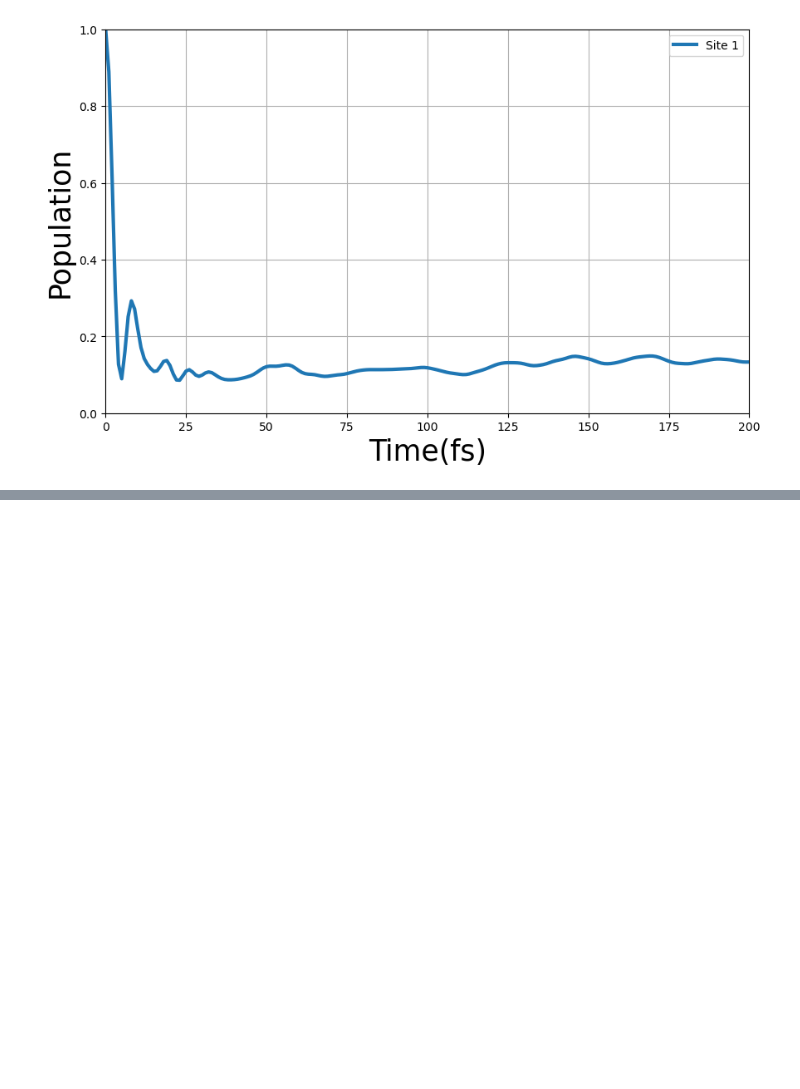
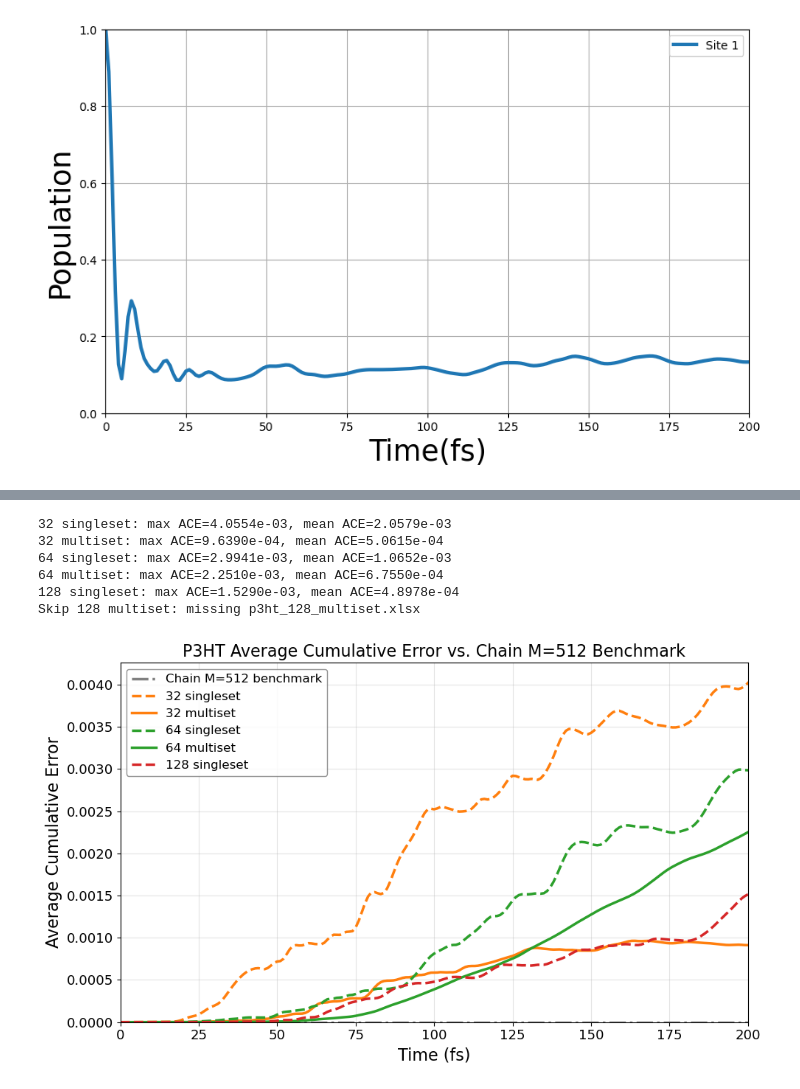
Before and after one commit to Relinquish0/Renormalizer, a Jupyter notebook: multiset_202605/P3HT:PCBM/plot/plot.ipynb, the cells around one changed output, grey strips where cells are left out. Cells and saved outputs as stored; diff of their text form; code cells hidden in the pictures; blank space fills up the shorter version.

```diff
--- a/multiset_202605/P3HT:PCBM/plot/plot.ipynb
+++ b/multiset_202605/P3HT:PCBM/plot/plot.ipynb
@@ -300,0 +285,80 @@ else:
+# %%
+from pathlib import Path
+
+import pandas as pd
+import numpy as np
+import matplotlib.pyplot as plt
+
+benchmark_path = Path("../../../multiset_ttn/P3HT:PCBM/2026Further_plot/figures/MPS.npz")
+if not benchmark_path.exists():
+    benchmark_path = Path("multiset_ttn/P3HT:PCBM/2026Further_plot/figures/MPS.npz")
+
+data_files = [
+    ("32 singleset", Path("p3ht_32_singleset.xlsx"), "tab:orange", "--"),
+    ("32 multiset", Path("p3ht_32_multiset.xlsx"), "tab:orange", "-"),
+    ("64 singleset", Path("p3ht_64_singleset.xlsx"), "tab:green", "--"),
+    ("64 multiset", Path("p3ht_64_multiset.xlsx"), "tab:green", "-"),
+    ("128 singleset", Path("p3ht_128_singleset.xlsx"), "tab:red", "--"),
+    ("128 multiset", Path("p3ht_128_multiset.xlsx"), "tab:red", "-"),
+]
+
+dt_fs = 1.0
+
+
+def cumulative_error(y, y_ref, x, x_ref):
+    y_ref_interp = np.interp(x, x_ref, y_ref)
+    abs_err = np.abs(y - y_ref_interp)
+    err = np.zeros(len(x), dtype=float)
+    if len(x) > 1:
+        seg_integral = 0.5 * (abs_err[1:] + abs_err[:-1]) * np.diff(x)
+        err[1:] = np.cumsum(seg_integral) / x[1:]
+    return err
+
+
+if not benchmark_path.exists():
+    print(f"Skip cumulative error plot: missing {benchmark_path}")
+else:
+    benchmark_npz = np.load(benchmark_path)
+    benchmark_idx = benchmark_npz["M"].astype(str).tolist().index("512")
+    y_ref = benchmark_npz["n"][benchmark_idx, 0].astype(float)
+    x_ref = np.arange(len(y_ref)) * dt_fs
+
+    fig, ax = plt.subplots(figsize=(10, 6))
+    plotted = False
+    ax.plot(x_ref, np.zeros_like(x_ref), color="gray", linestyle="-.", linewidth=2.5, label="Chain M=512 benchmark")
+
+    for label, path, color, linestyle in data_files:
+        if not path.exists():
+            print(f"Skip {label}: missing {path}")
+            continue
+
+        y = pd.read_excel(path).iloc[:, 0].to_numpy(dtype=float)
+        x = np.arange(len(y)) * dt_fs
+        err = cumulative_error(y, y_ref, x, x_ref)
+        ax.plot(x, err, label=label, color=color, linestyle=linestyle, linewidth=2.5)
+        plotted = True
+        print(f"{label}: max ACE={err.max():.4e}, mean ACE={err.mean():.4e}")
+
+    if not plotted:
+        plt.close(fig)
+        print("Skip cumulative error plot: no data files found")
+    else:
+        ax.set_xlabel("Time (fs)", fontsize=16)
+        ax.set_ylabel("Average Cumulative Error", fontsize=16)
+        ax.set_title("P3HT Average Cumulative Error vs. Chain M=512 Benchmark", fontsize=16)
+        ax.set_xlim(0, 200)
+        ax.set_ylim(bottom=0)
+        ax.tick_params(labelsize=13)
+        ax.legend(fontsize=12, framealpha=0.85, edgecolor="gray")
+        ax.grid(True, alpha=0.35)
+        plt.tight_layout()
+        plt.savefig("P3HT_avg_cumulative_error_vs_chain_m512.png", dpi=150)
+        plt.show()
+# %% [output]
+32 singleset: max ACE=4.0554e-03, mean ACE=2.0579e-03
+32 multiset: max ACE=9.6390e-04, mean ACE=5.0615e-04
+64 singleset: max ACE=2.9941e-03, mean ACE=1.0652e-03
+64 multiset: max ACE=2.2510e-03, mean ACE=6.7550e-04
+128 singleset: max ACE=1.5290e-03, mean ACE=4.8978e-04
+Skip 128 multiset: missing p3ht_128_multiset.xlsx
+[figure, added]
```
Also changed, not shown: parts of 3 cells of this notebook, 44 other files.
